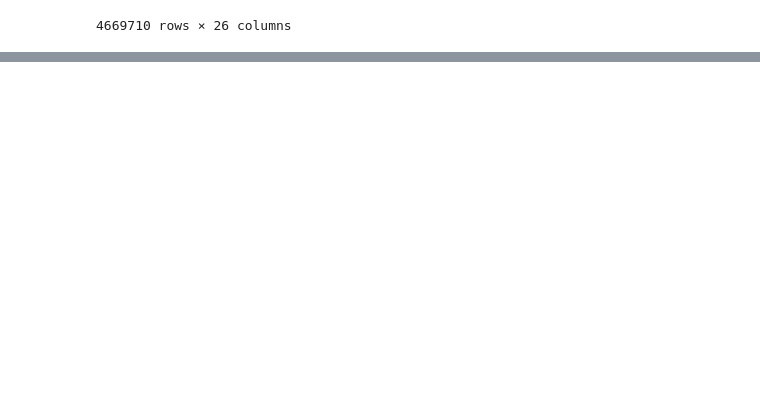
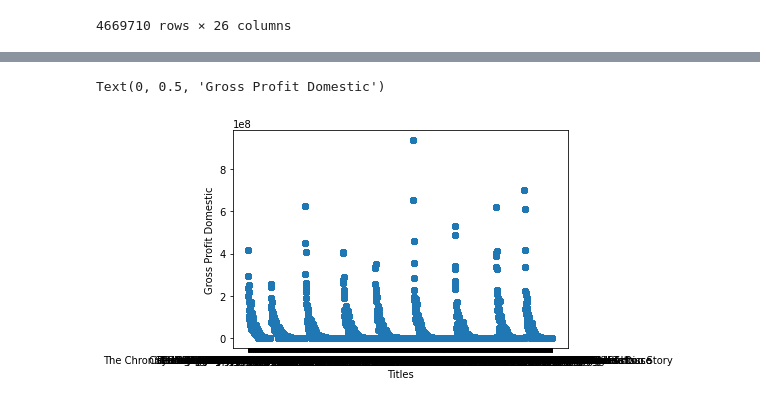
Before and after one commit to stephcia/Microsoft-Studios-Analysis, a Jupyter notebook: Gideon Data.ipynb, the cells around one changed output, grey strips where cells are left out. Drawn from its saved outputs; the diff is of its cells as text; code cells hidden in the pictures; blank space fills up the shorter version.

```diff
--- a/Gideon Data.ipynb
+++ b/Gideon Data.ipynb
@@ -65,0 +791,9 @@ GD2
+# %%
+fig,ax=plt.subplots()
+
+ax.scatter(DFmerged['title'],DFmerged['domestic_gross'])
+ax.set_xlabel("Titles")
+ax.set_ylabel('Gross Profit Domestic')
+# %% [output]
+Text(0, 0.5, 'Gross Profit Domestic')
+[figure, added]
```
Also changed, not shown: parts of 67 cells of this notebook.
